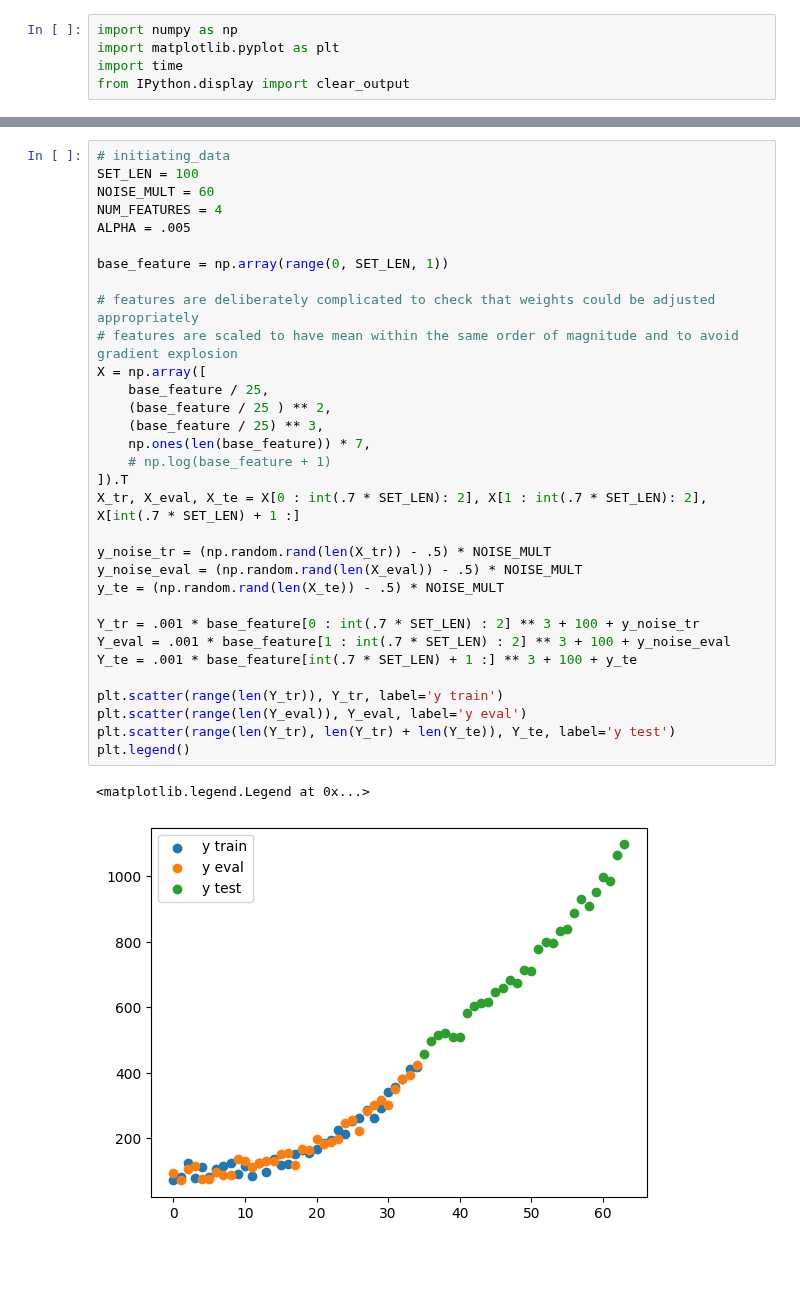
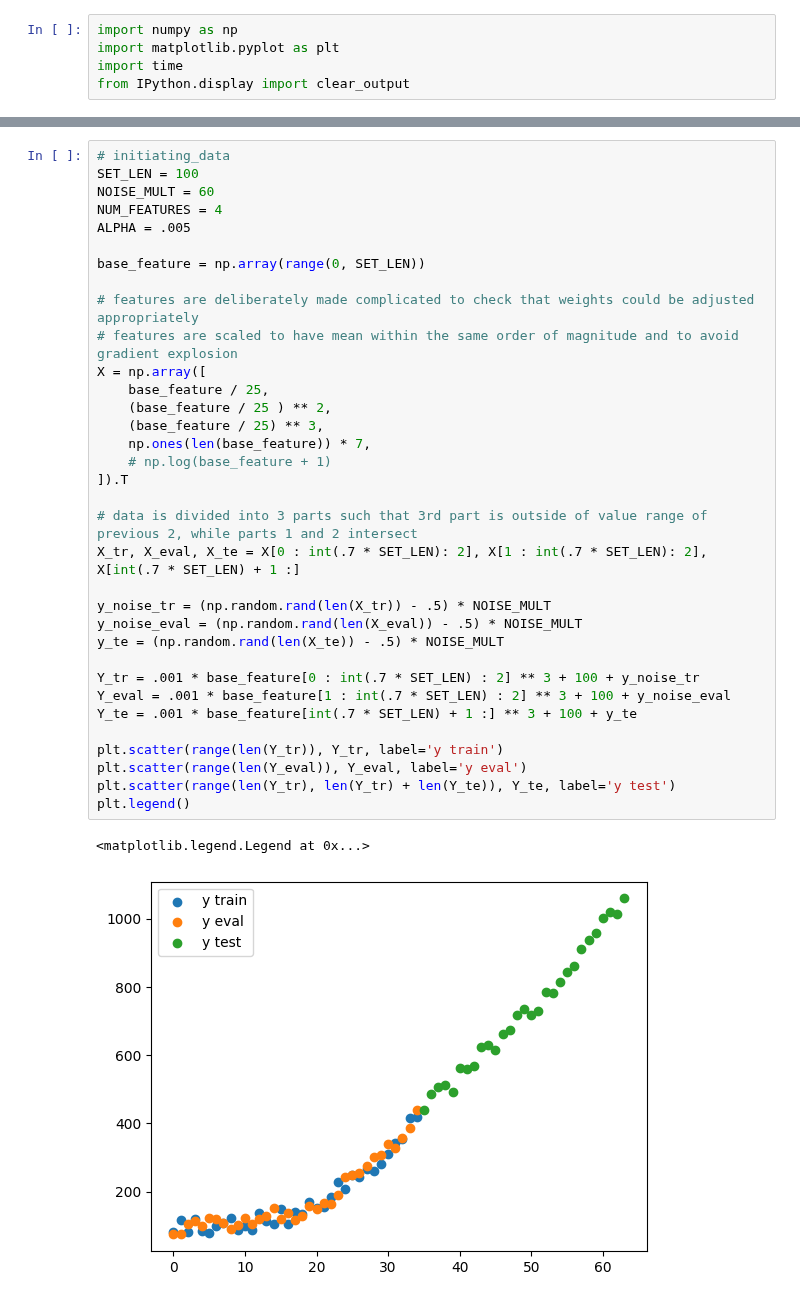
Before and after one commit to igor-cheb/mle_prep, a Jupyter notebook: simple_models_from_scratch.ipynb, the cells around one changed output, grey strips where cells are left out. Saved outputs shown, nothing was run; the diff lists cells and outputs as text; blank space fills up the shorter version.

```diff
--- a/simple_models_from_scratch.ipynb
+++ b/simple_models_from_scratch.ipynb
@@ -10,36 +11,38 @@ from IPython.display import clear_output
 SET_LEN = 100
 NOISE_MULT = 60
 NUM_FEATURES = 4
 ALPHA = .005
 
-base_feature = np.array(range(0, SET_LEN, 1))
+base_feature = np.array(range(0, SET_LEN))
 
-# features are deliberately complicated to check that weights could be adjusted appropriately
+# features are deliberately made complicated to check that weights could be adjusted appropriately
 # features are scaled to have mean within the same order of magnitude and to avoid gradient explosion
 X = np.array([
     base_feature / 25,
     (base_feature / 25 ) ** 2,
     (base_feature / 25) ** 3,
     np.ones(len(base_feature)) * 7,
     # np.log(base_feature + 1)
 ]).T
+
+# data is divided into 3 parts such that 3rd part is outside of value range of previous 2, while parts 1 and 2 intersect
 X_tr, X_eval, X_te = X[0 : int(.7 * SET_LEN): 2], X[1 : int(.7 * SET_LEN): 2], X[int(.7 * SET_LEN) + 1 :]
 
 y_noise_tr = (np.random.rand(len(X_tr)) - .5) * NOISE_MULT
 y_noise_eval = (np.random.rand(len(X_eval)) - .5) * NOISE_MULT
 y_te = (np.random.rand(len(X_te)) - .5) * NOISE_MULT
 
 Y_tr = .001 * base_feature[0 : int(.7 * SET_LEN) : 2] ** 3 + 100 + y_noise_tr
 Y_eval = .001 * base_feature[1 : int(.7 * SET_LEN) : 2] ** 3 + 100 + y_noise_eval
 Y_te = .001 * base_feature[int(.7 * SET_LEN) + 1 :] ** 3 + 100 + y_te
 
 plt.scatter(range(len(Y_tr)), Y_tr, label='y train')
 plt.scatter(range(len(Y_eval)), Y_eval, label='y eval')
 plt.scatter(range(len(Y_tr), len(Y_tr) + len(Y_te)), Y_te, label='y test')
 plt.legend()
 # %% [output]
 <matplotlib.legend.Legend at 0x...>
-[figure, old version]
+[figure, new version]
 # %%
 # initiating weights
 W = np.random.rand(NUM_FEATURES).reshape(-1, 1)
```
Also changed, not shown: parts of 5 cells of this notebook.
